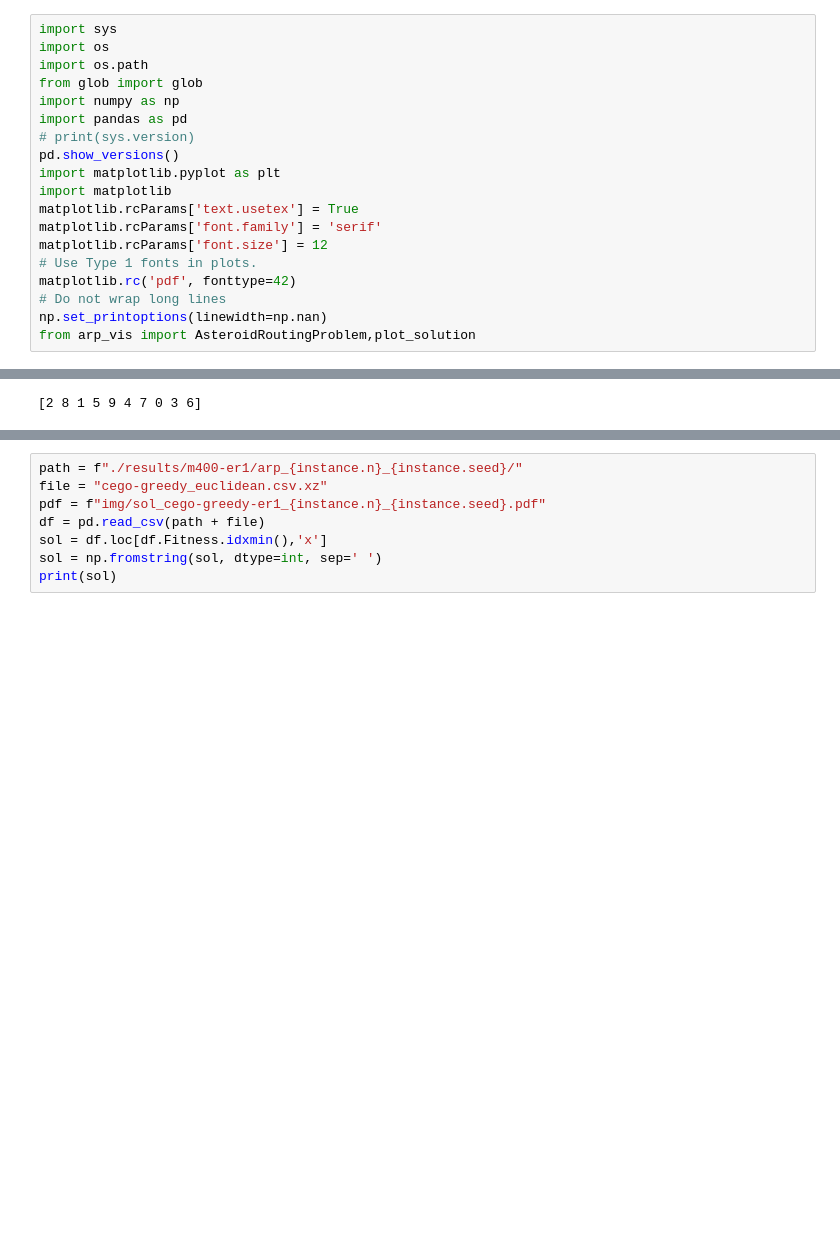
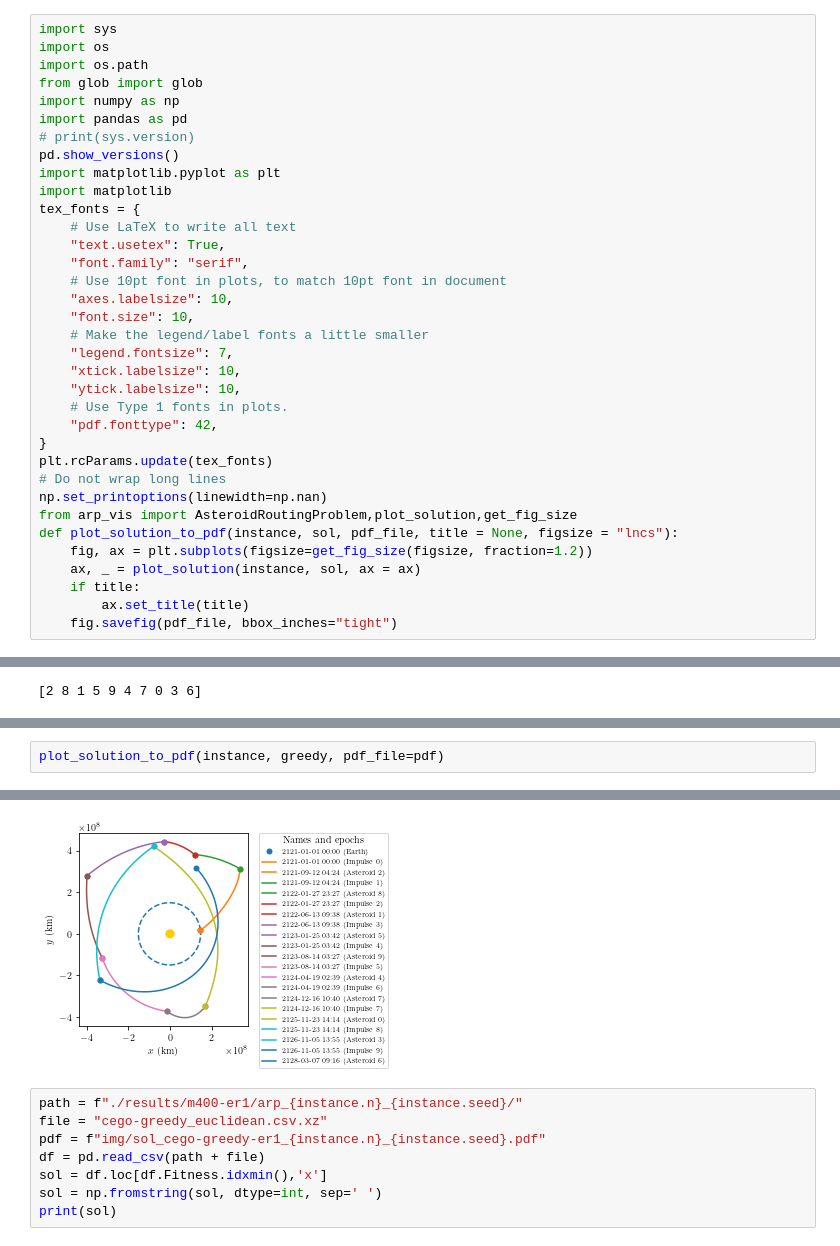
Before and after one commit to MLopez-Ibanez/AsteroidRoutingProblem, a Jupyter notebook: 5-visualize_sol.ipynb, the cells around one changed output, grey strips where cells are left out. Saved outputs shown, nothing was run; the diff lists cells and outputs as text; blank space fills up the shorter version.

Commit message:
update plots and tables

```diff
--- a/5-visualize_sol.ipynb
+++ b/5-visualize_sol.ipynb
@@ -11,14 +11,30 @@ import pandas as pd
 pd.show_versions()
 import matplotlib.pyplot as plt
 import matplotlib
-matplotlib.rcParams['text.usetex'] = True
-matplotlib.rcParams['font.family'] = 'serif'
-matplotlib.rcParams['font.size'] = 12
-# Use Type 1 fonts in plots.
-matplotlib.rc('pdf', fonttype=42)
+tex_fonts = {
+    # Use LaTeX to write all text
+    "text.usetex": True,
+    "font.family": "serif",
+    # Use 10pt font in plots, to match 10pt font in document
+    "axes.labelsize": 10,
+    "font.size": 10,
+    # Make the legend/label fonts a little smaller
+    "legend.fontsize": 7,
+    "xtick.labelsize": 10,
+    "ytick.labelsize": 10,
+    # Use Type 1 fonts in plots.
+    "pdf.fonttype": 42,
+}
+plt.rcParams.update(tex_fonts)
 # Do not wrap long lines
 np.set_printoptions(linewidth=np.nan)
-from arp_vis import AsteroidRoutingProblem,plot_solution
+from arp_vis import AsteroidRoutingProblem,plot_solution,get_fig_size
+def plot_solution_to_pdf(instance, sol, pdf_file, title = None, figsize = "lncs"):
+    fig, ax = plt.subplots(figsize=get_fig_size(figsize, fraction=1.2))
+    ax, _ = plot_solution(instance, sol, ax = ax)
+    if title:
+        ax.set_title(title)
+    fig.savefig(pdf_file, bbox_inches="tight")
 # %% [output]
 INSTALLED VERSIONS
 ------------------
@@ -72,0 +66,3 @@ Number of impulses: 2, Total cost: 19.297108 km / s
+# %%
+plot_solution_to_pdf(instance, greedy, pdf_file=pdf)
+# %% [output]
@@ -73,3 +86,4 @@ Number of impulses: 2, Total cost: 19.297108 km / s
+[figure, added]
 # %%
 path = f"./results/m400-er1/arp_{instance.n}_{instance.seed}/"
 file = "cego-greedy_euclidean.csv.xz"
```
Also changed, not shown: parts of 7 cells of this notebook, 2 other files.
